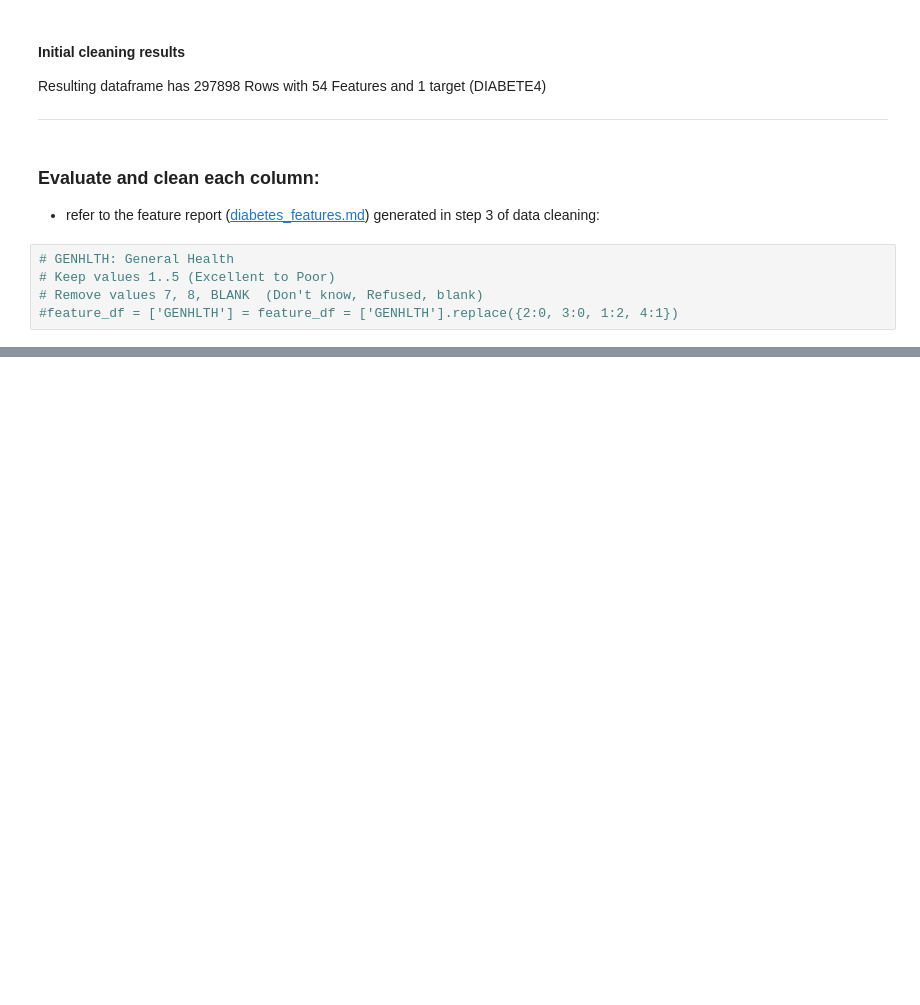
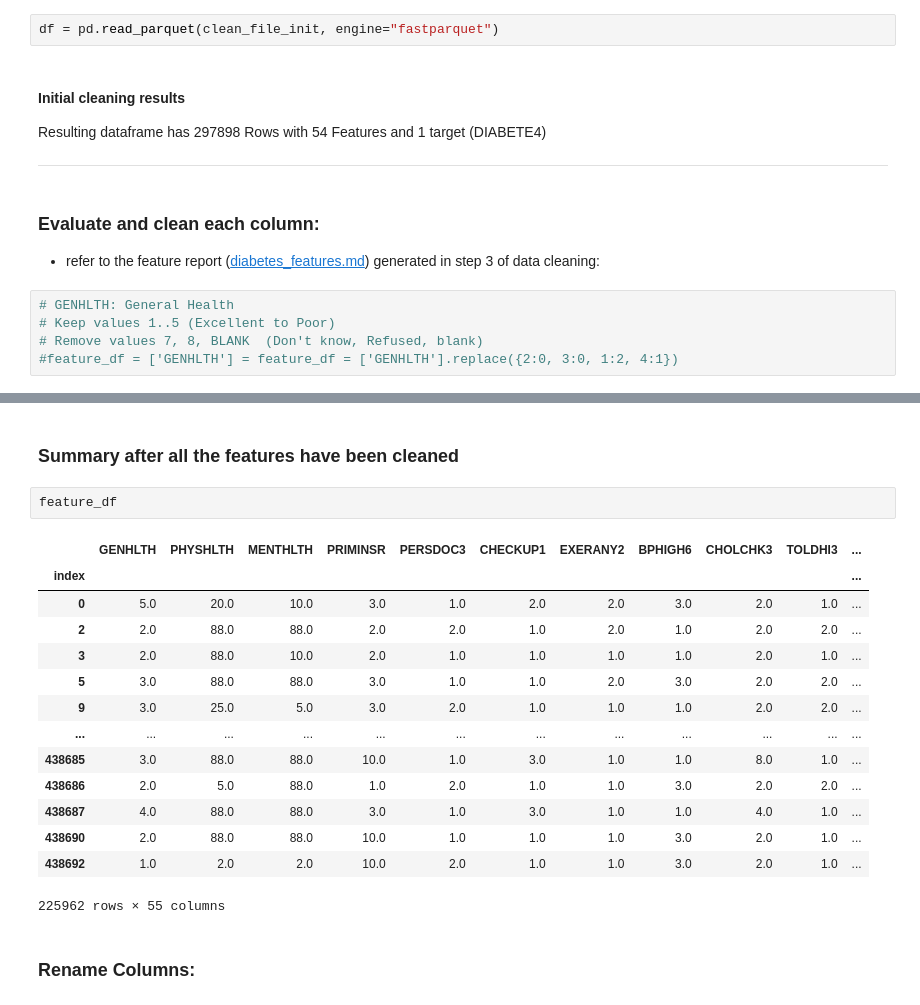
Before and after one commit to jflachman/DU-project-2, a Jupyter notebook: data_cleaning/4_brfss_features_1_data_cleaning_init.ipynb, the cells around one changed output, grey strips where cells are left out. Drawn from its saved outputs; the diff is of its cells as text; blank space fills up the shorter version.

Commit message:
final cleaning files

```diff
--- a/data_cleaning/4_brfss_features_1_data_cleaning_init.ipynb
+++ b/data_cleaning/4_brfss_features_1_data_cleaning_init.ipynb
@@ -148,6 +170,8 @@ feature_df
 # Write the initially cleanned file
 
 feature_df.to_parquet(clean_file_init, compression='gzip', engine="fastparquet")
+# %%
+df = pd.read_parquet(clean_file_init, engine="fastparquet")
 # %% [markdown]
 #### Initial cleaning results
 Resulting dataframe has 297898 Rows with 54 Features and 1 target (DIABETE4)
@@ -164,0 +400,21 @@ Resulting dataframe has 297898 Rows with 54 Features and 1 target (DIABETE4)
+# %% [markdown]
+### Summary after all the features have been cleaned
+# %%
+feature_df
+# %% [output]
+|  | GENHLTH | PHYSHLTH | MENTHLTH | PRIMINSR | PERSDOC3 | CHECKUP1 | EXERANY2 | BPHIGH6 | CHOLCHK3 | TOLDHI3 | ... |
+| index |  |  |  |  |  |  |  |  |  |  | ... |
+| 0 | 5.0 | 20.0 | 10.0 | 3.0 | 1.0 | 2.0 | 2.0 | 3.0 | 2.0 | 1.0 | ... |
+| 2 | 2.0 | 88.0 | 88.0 | 2.0 | 2.0 | 1.0 | 2.0 | 1.0 | 2.0 | 2.0 | ... |
+| 3 | 2.0 | 88.0 | 10.0 | 2.0 | 1.0 | 1.0 | 1.0 | 1.0 | 2.0 | 1.0 | ... |
+| 5 | 3.0 | 88.0 | 88.0 | 3.0 | 1.0 | 1.0 | 2.0 | 3.0 | 2.0 | 2.0 | ... |
+| 9 | 3.0 | 25.0 | 5.0 | 3.0 | 2.0 | 1.0 | 1.0 | 1.0 | 2.0 | 2.0 | ... |
+| ... | ... | ... | ... | ... | ... | ... | ... | ... | ... | ... | ... |
+| 438685 | 3.0 | 88.0 | 88.0 | 10.0 | 1.0 | 3.0 | 1.0 | 1.0 | 8.0 | 1.0 | ... |
+| 438686 | 2.0 | 5.0 | 88.0 | 1.0 | 2.0 | 1.0 | 1.0 | 3.0 | 2.0 | 2.0 | ... |
+| 438687 | 4.0 | 88.0 | 88.0 | 3.0 | 1.0 | 3.0 | 1.0 | 1.0 | 4.0 | 1.0 | ... |
+| 438690 | 2.0 | 88.0 | 88.0 | 10.0 | 1.0 | 1.0 | 1.0 | 3.0 | 2.0 | 1.0 | ... |
+| 438692 | 1.0 | 2.0 | 2.0 | 10.0 | 2.0 | 1.0 | 1.0 | 3.0 | 2.0 | 1.0 | ... |
+225962 rows × 55 columns
+# %% [markdown]
+### Rename Columns:
```
Also changed, not shown: parts of 25 cells of this notebook, 6 other files.
